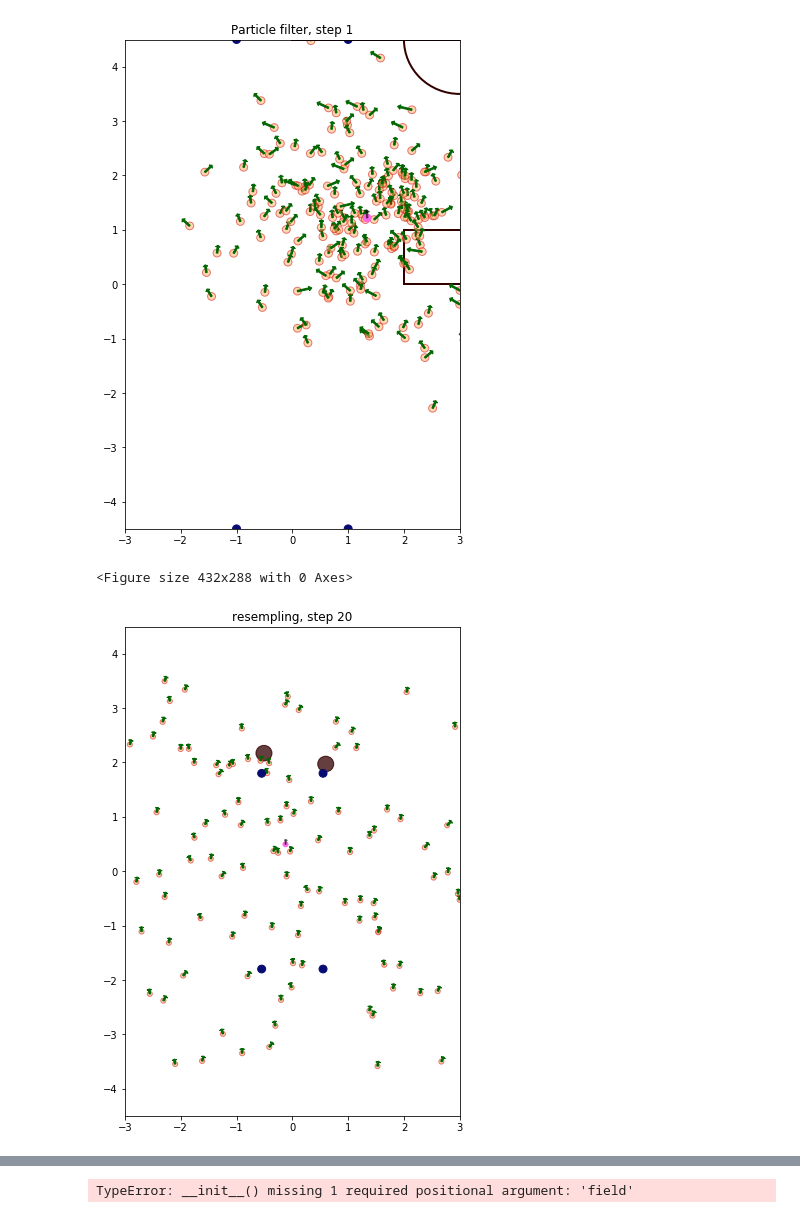
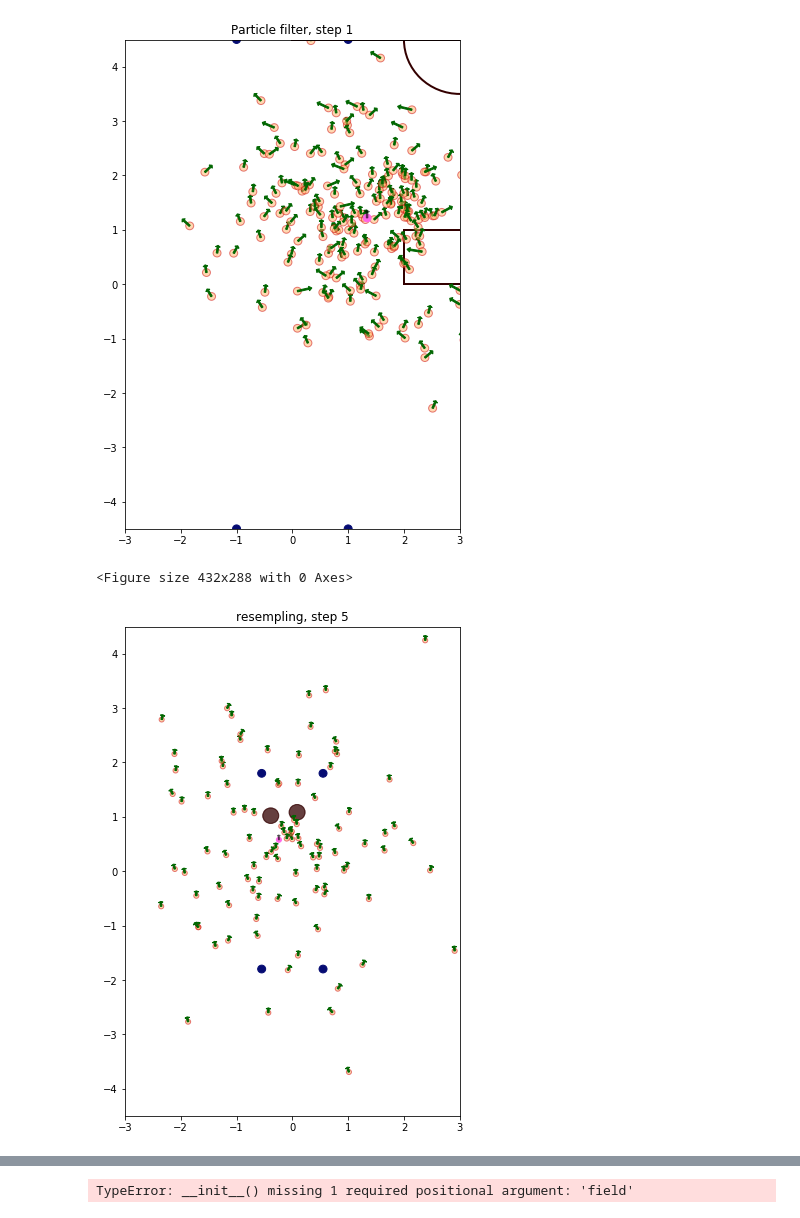
Before and after one commit to StarkitRobots/kondo_mv, a Jupyter notebook: localization/experiments/filter_for_micropython.ipynb, the cells around one changed output, grey strips where cells are left out. Drawn from its saved outputs; the diff is of its cells as text; code cells hidden in the pictures.

```diff
--- a/localization/experiments/filter_for_micropython.ipynb
+++ b/localization/experiments/filter_for_micropython.ipynb
@@ -466,7 +466,7 @@ def gaussian(x, sigma):
         # calculates the probability of x for 1-dim Gaussian with mean mu and var. sigma
     return math.exp(-(x ** 2) / (sigma ** 2)) / math.sqrt(2.0 * math.pi * (sigma ** 2))
 # %%
-logs = open('logs/logs6460.001.txt','r')
+logs = open('logs/logs4555.0.txt','r')
 # %%
 log = logs.read()
 # %%
@@ -493,8 +493,8 @@ for lg in logi[0::2]:
                      pr])
 # %%
 visualization_logs(vis_logs, vis_logs
-                   [20], factor1 = 11, factor2 = 7)
+                   [5], factor1 = 11, factor2 = 7)
 # %% [output]
 <Figure size 432x288 with 0 Axes>
-[figure, old version]
+[figure, new version]
 # %%
```
Also changed, not shown: parts of 1 cell of this notebook, 13 other files.
